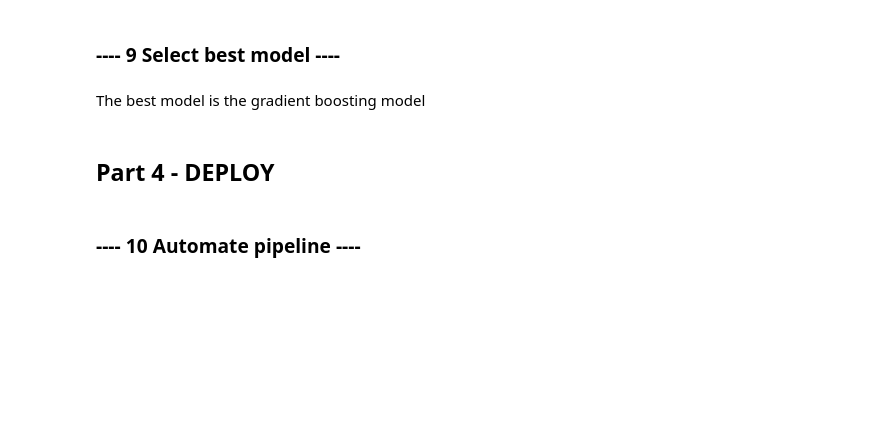
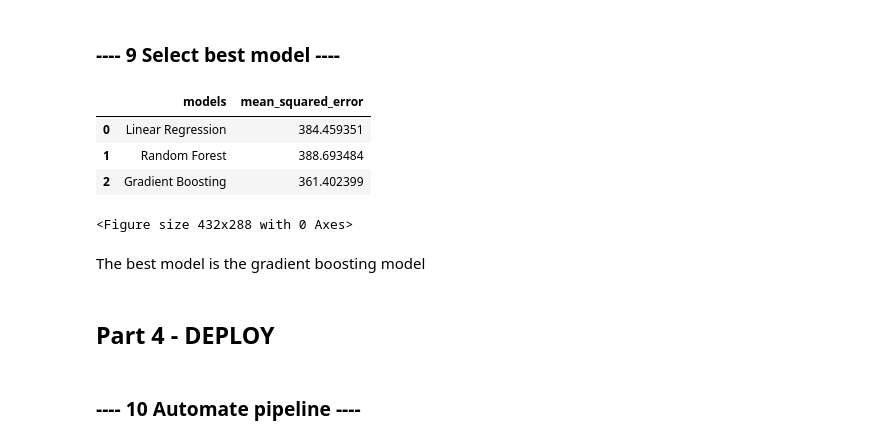
Before and after one commit to anthonywong611/salary_prediction_DS, a Jupyter notebook: Salary_Prediction_Project.ipynb, the cells around one changed output. Drawn from its saved outputs; the diff is of its cells as text; code cells hidden in the pictures; blank space fills up the shorter version.

```diff
--- a/Salary_Prediction_Project.ipynb
+++ b/Salary_Prediction_Project.ipynb
@@ -354,5 +354,17 @@ gb_mse
 # %% [markdown]
 ### ---- 9 Select best model  ----
+# %%
+models_mse = {'models': ['Linear Regression', 'Random Forest', 'Gradient Boosting'], 'mean_squared_error': [lr_mse, rf_mse, gb_mse]}
+model = pd.DataFrame(models_mse)
+# %%
+model
+plt.savefig('images/models_mean_squared_error.png')
+# %% [output]
+|  | models | mean_squared_error |
+| 0 | Linear Regression | 384.459351 |
+| 1 | Random Forest | 388.693484 |
+| 2 | Gradient Boosting | 361.402399 |
+<Figure size 432x288 with 0 Axes>
 # %% [markdown]
 The best model is the gradient boosting model
 # %% [markdown]
```
Also changed, not shown: parts of 5 cells of this notebook, 2 other files.
